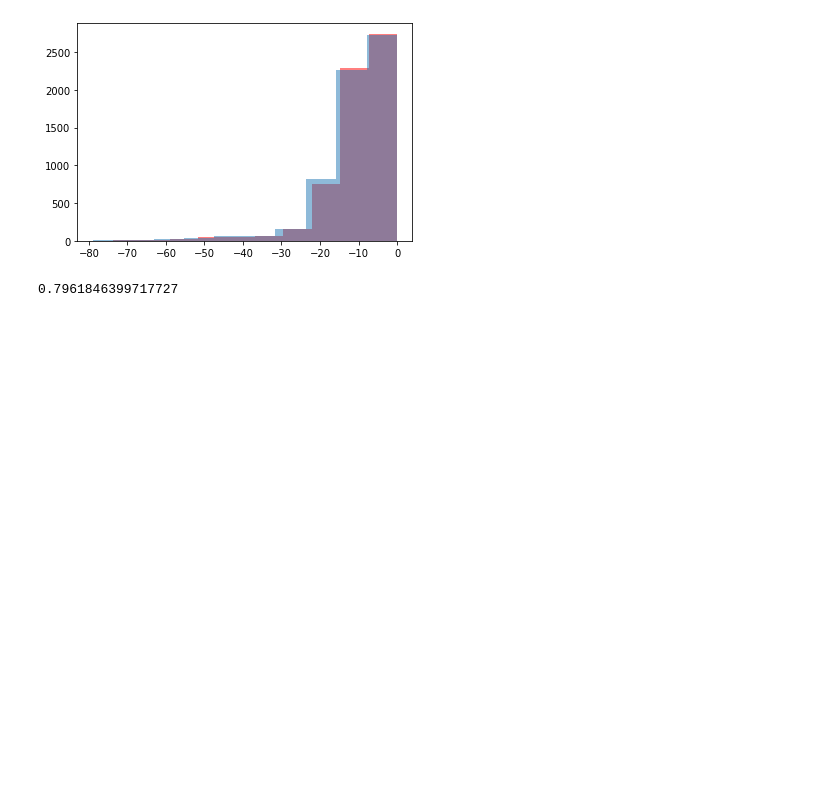
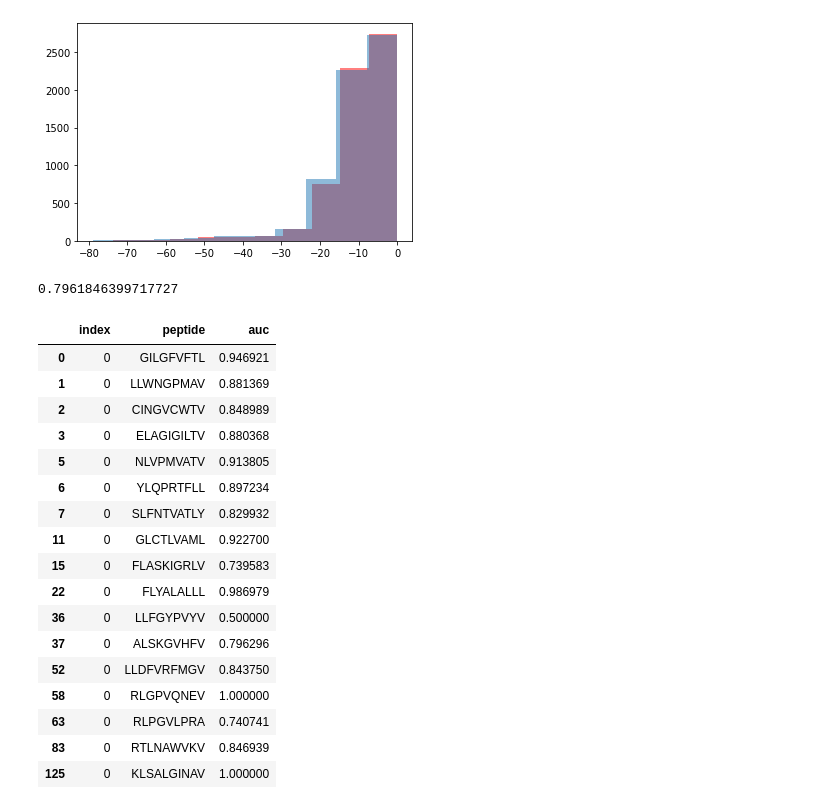
Before and after one commit to alienmist325/TULIP-TCR, a Jupyter notebook: prediction.ipynb, the cells around one changed output. Cells and saved outputs as stored; diff of their text form; code cells hidden in the pictures; blank space fills up the shorter version.

```diff
--- a/prediction.ipynb
+++ b/prediction.ipynb
@@ -192,0 +215,21 @@ roc_auc_score(binders, scores)
+# %%
+selected_output
+# %% [output]
+|  | index | peptide | auc |
+| 0 | 0 | GILGFVFTL | 0.946921 |
+| 1 | 0 | LLWNGPMAV | 0.881369 |
+| 2 | 0 | CINGVCWTV | 0.848989 |
+| 3 | 0 | ELAGIGILTV | 0.880368 |
+| 5 | 0 | NLVPMVATV | 0.913805 |
+| 6 | 0 | YLQPRTFLL | 0.897234 |
+| 7 | 0 | SLFNTVATLY | 0.829932 |
+| 11 | 0 | GLCTLVAML | 0.922700 |
+| 15 | 0 | FLASKIGRLV | 0.739583 |
+| 22 | 0 | FLYALALLL | 0.986979 |
+| 36 | 0 | LLFGYPVYV | 0.500000 |
+| 37 | 0 | ALSKGVHFV | 0.796296 |
+| 52 | 0 | LLDFVRFMGV | 0.843750 |
+| 58 | 0 | RLGPVQNEV | 1.000000 |
+| 63 | 0 | RLPGVLPRA | 0.740741 |
+| 83 | 0 | RTLNAWVKV | 0.846939 |
+| 125 | 0 | KLSALGINAV | 1.000000 |
```
Also changed, not shown: parts of 5 cells of this notebook.
